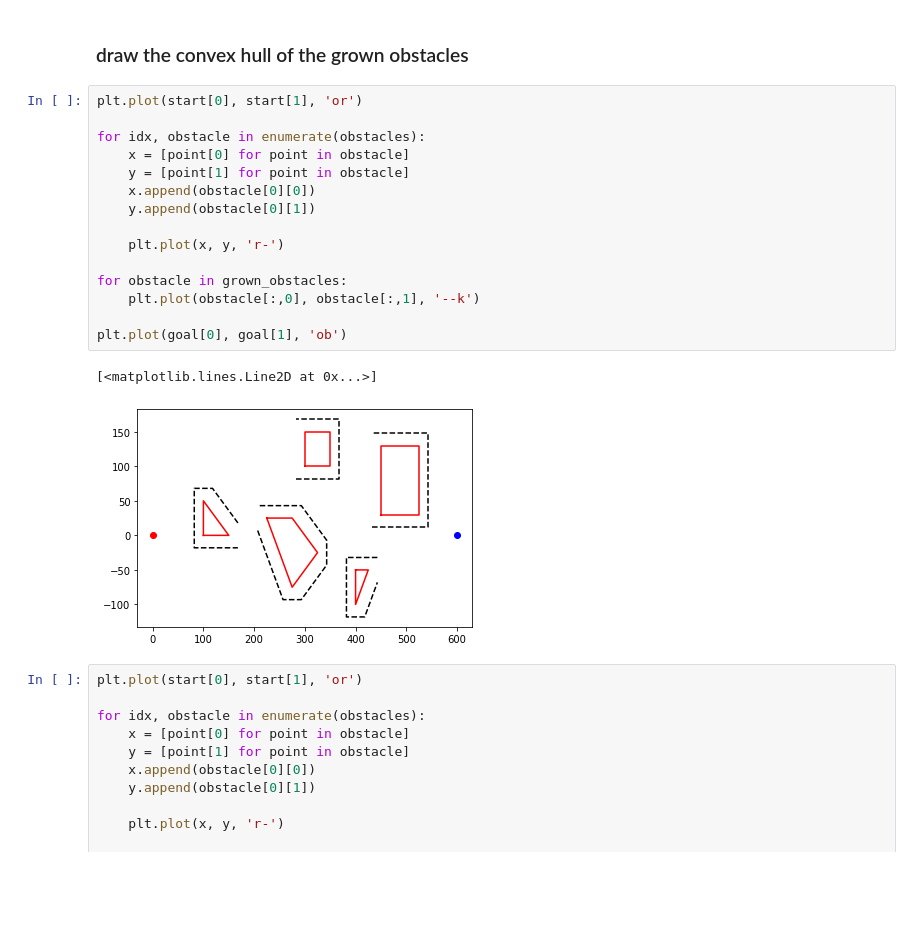
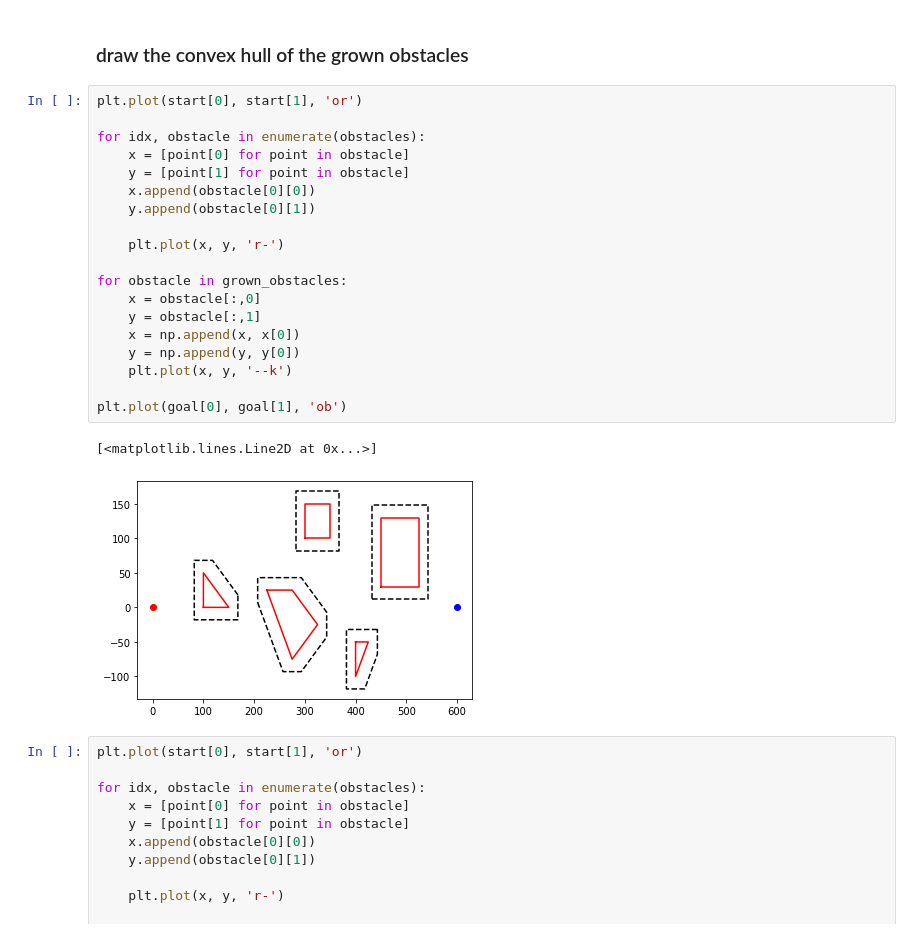
Before and after one commit to deka108/vgraph, a Jupyter notebook: notebooks/vgraph.ipynb, the cells around one changed output. Cells and saved outputs as stored; diff of their text form; blank space fills up the shorter version.

```diff
--- a/notebooks/vgraph.ipynb
+++ b/notebooks/vgraph.ipynb
@@ -135,21 +135,25 @@ for obstacle in obstacles:
 # %%
 plt.plot(start[0], start[1], 'or')
 
 for idx, obstacle in enumerate(obstacles):
     x = [point[0] for point in obstacle]
     y = [point[1] for point in obstacle]
     x.append(obstacle[0][0])
     y.append(obstacle[0][1])
 
     plt.plot(x, y, 'r-')
 
 for obstacle in grown_obstacles:
-    plt.plot(obstacle[:,0], obstacle[:,1], '--k')
+    x = obstacle[:,0]
+    y = obstacle[:,1]
+    x = np.append(x, x[0])
+    y = np.append(y, y[0])
+    plt.plot(x, y, '--k')
 
 plt.plot(goal[0], goal[1], 'ob')
 # %% [output]
 [<matplotlib.lines.Line2D at 0x...>]
-[figure, old version]
+[figure, new version]
 # %%
 plt.plot(start[0], start[1], 'or')
 
```
Also changed, not shown: parts of 7 cells of this notebook, 1 other file.
